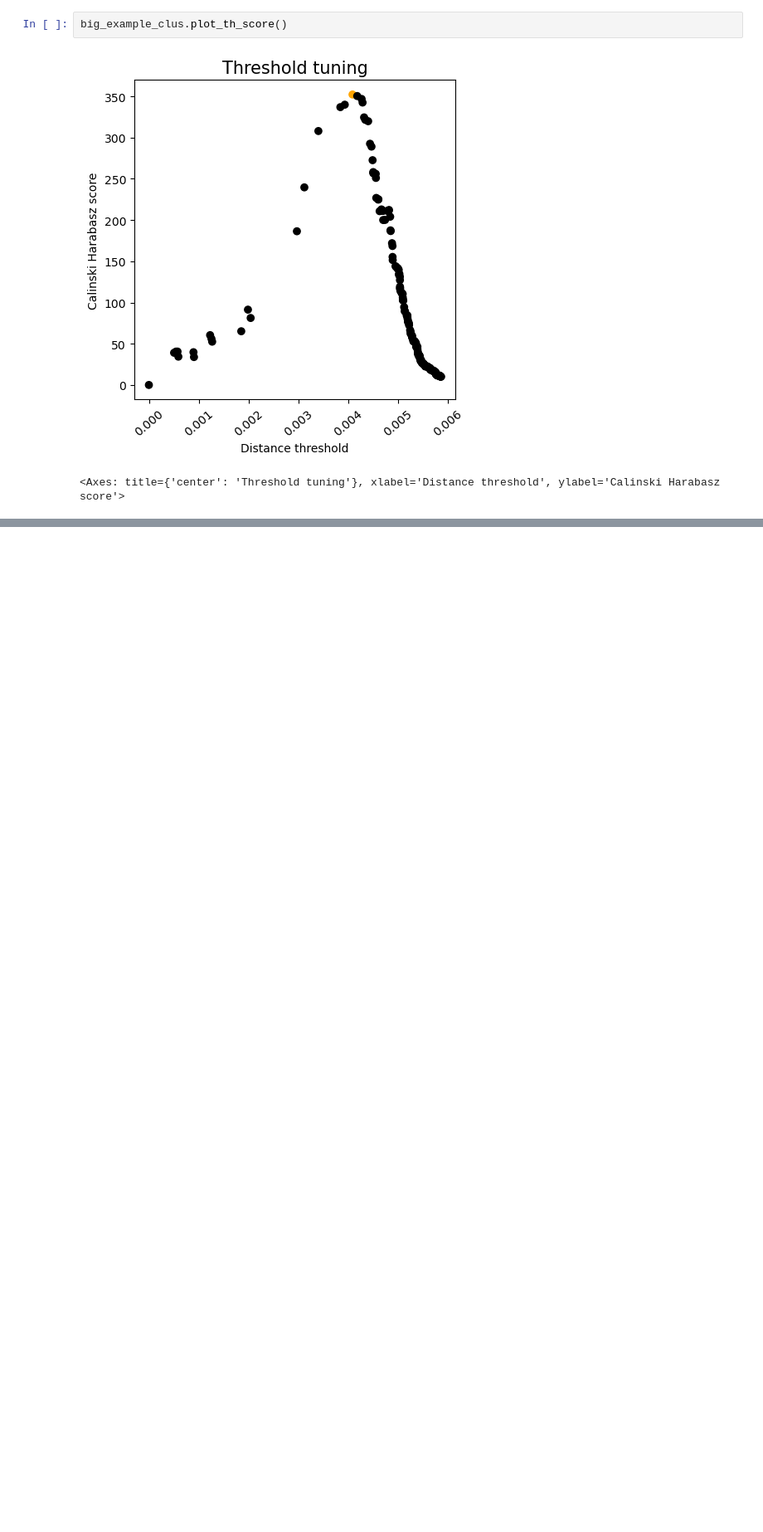
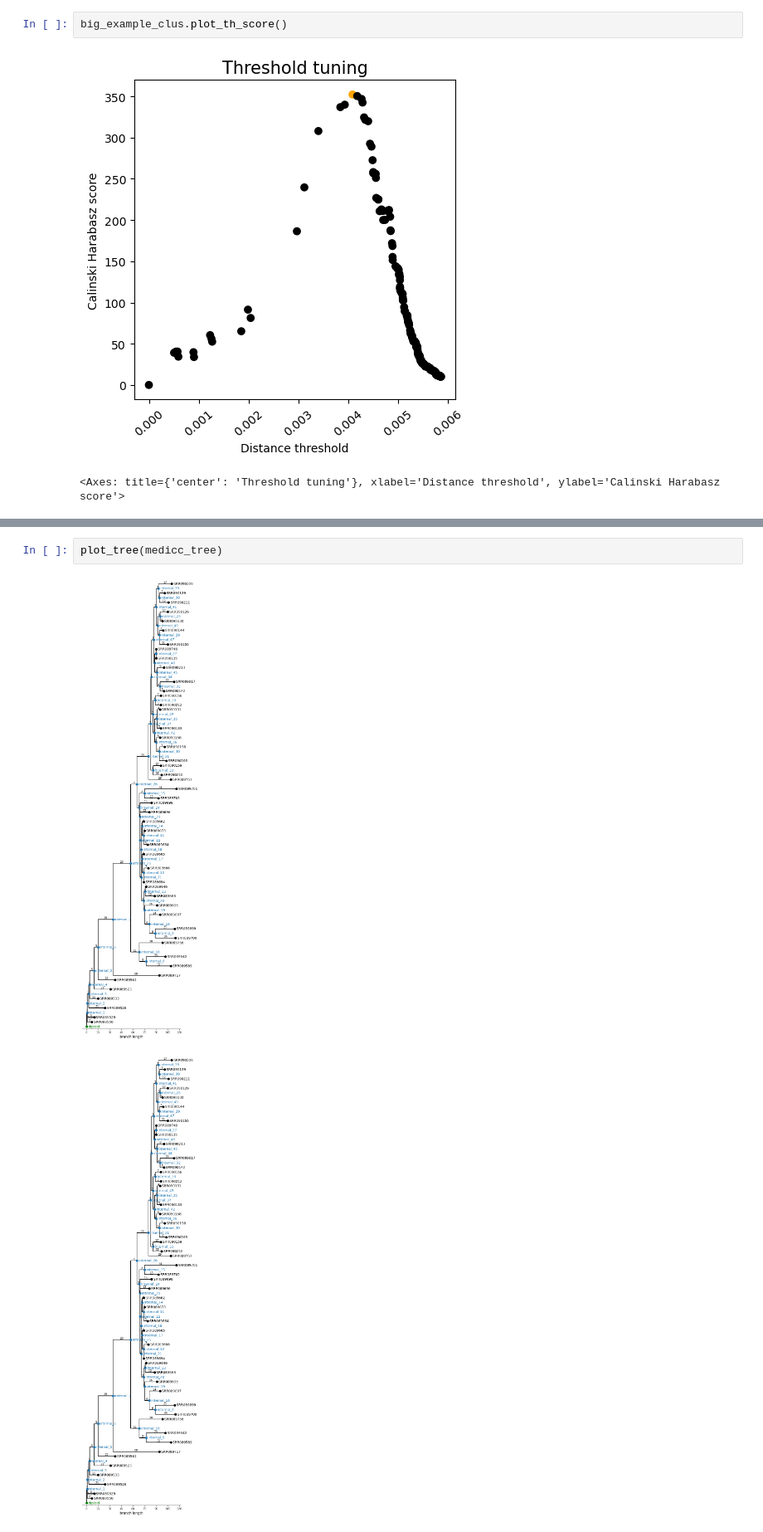
Before and after one commit to HughMurrell/phytclust, a Jupyter notebook: notebooks/simple_example.ipynb, the cells around one changed output, grey strips where cells are left out. Shown at 83% size. Cells and saved outputs as stored; diff of their text form; blank space fills up the shorter version.

```diff
--- a/notebooks/simple_example.ipynb
+++ b/notebooks/simple_example.ipynb
@@ -104,0 +240,5 @@ big_example_clus.plot_th_score()
+# %%
+plot_tree(medicc_tree)
+# %% [output]
+[figure, added]
+[figure, added]
```
Also changed, not shown: parts of 20 cells of this notebook, 1 other file.
